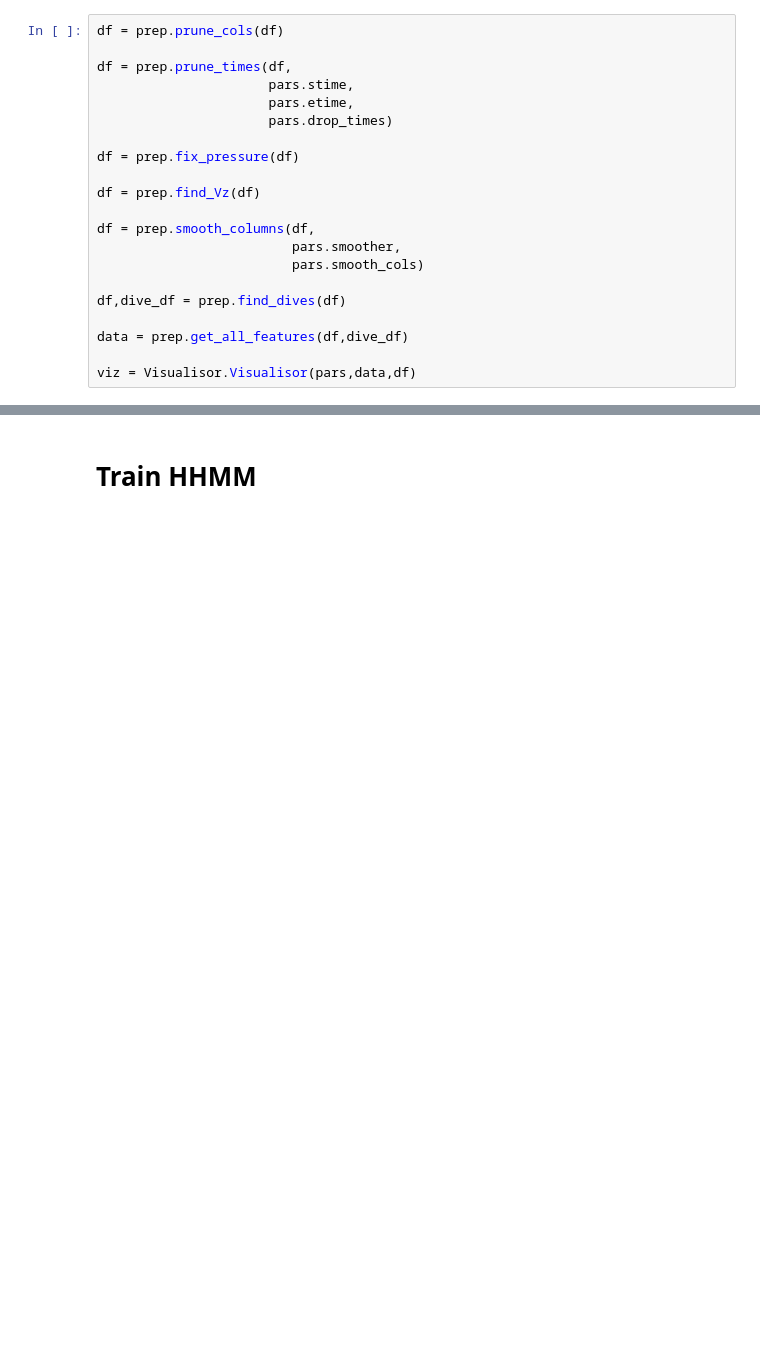
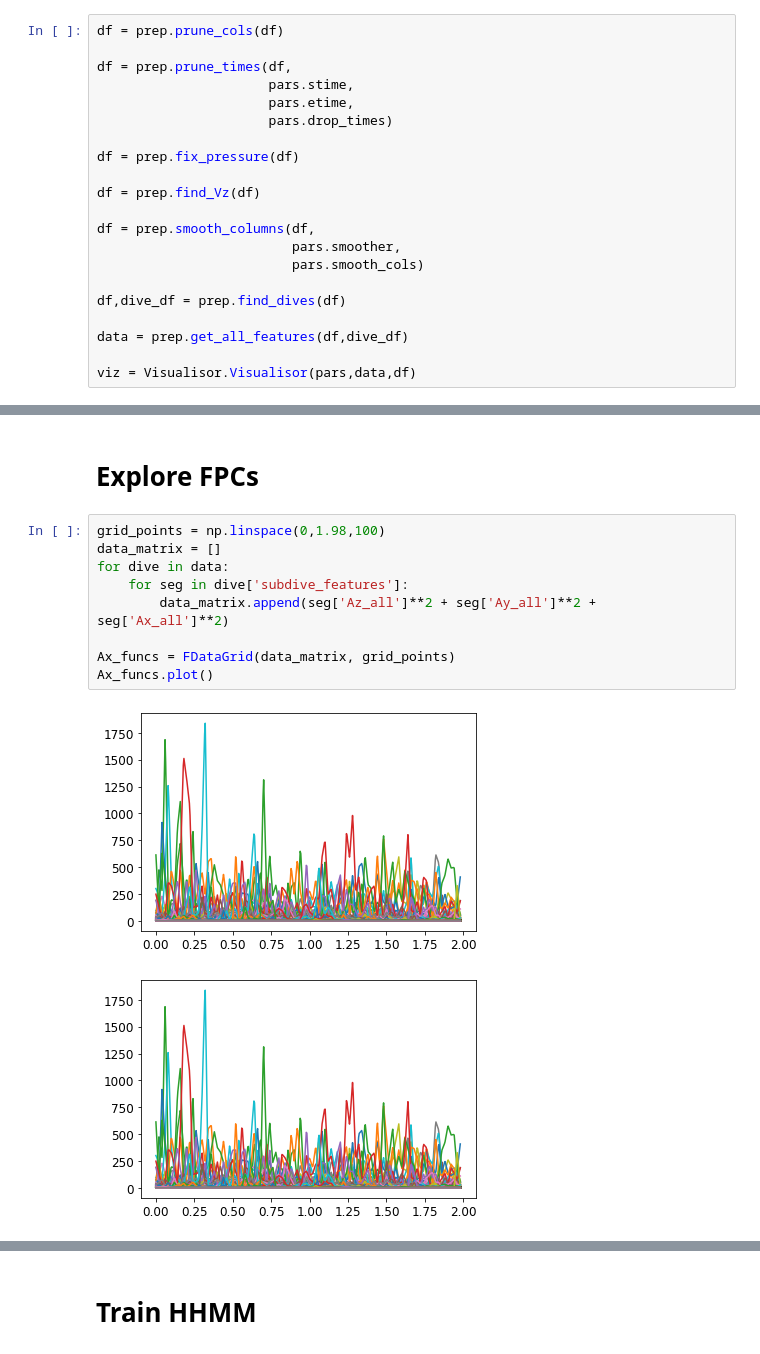
Before and after one commit to evsi8432/CarHHMM, a Jupyter notebook: Code/Final_Code.ipynb, the cells around one changed output, grey strips where cells are left out. Drawn from its saved outputs; the diff is of its cells as text; blank space fills up the shorter version.

```diff
--- a/Code/Final_Code.ipynb
+++ b/Code/Final_Code.ipynb
@@ -333,0 +341,14 @@ Initialization 10 did not converge. Try different init parameters, or increase m
+# %% [markdown]
+# Explore FPCs
+# %%
+grid_points = np.linspace(0,1.98,100)
+data_matrix = []
+for dive in data:
+    for seg in dive['subdive_features']:
+        data_matrix.append(seg['Az_all']**2 + seg['Ay_all']**2 + seg['Ax_all']**2)
+
+Ax_funcs = FDataGrid(data_matrix, grid_points)
+Ax_funcs.plot()
+# %% [output]
+[figure, added]
+[figure, added]
```
Also changed, not shown: parts of 34 cells of this notebook, 2 other files.
